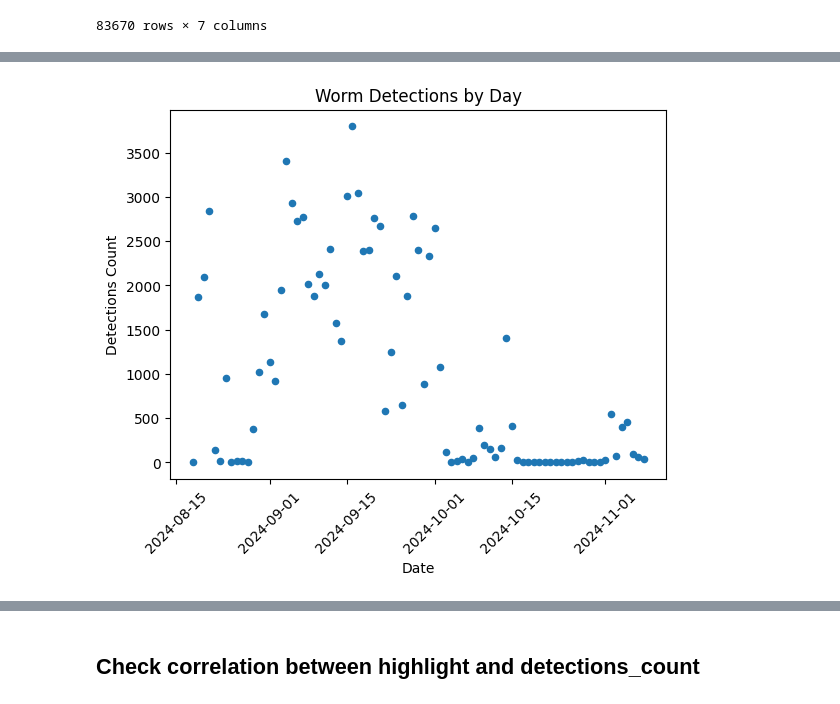
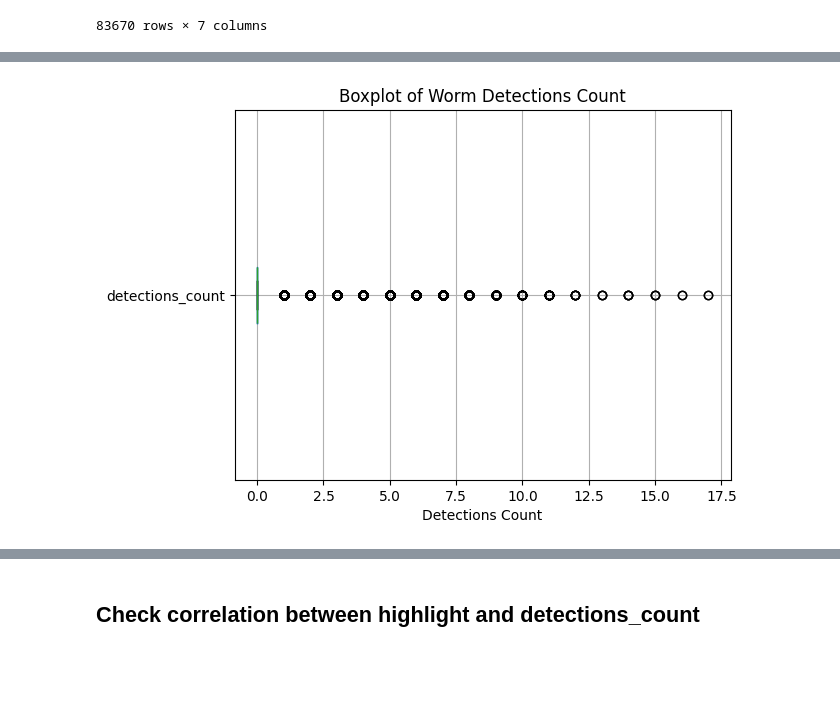
Before and after one commit to wiggle-bin/wiggle-notes, a Jupyter notebook: worms_actvitiy/DataActivityCorrelationUsingTargets.ipynb, the cells around one changed output, grey strips where cells are left out. Saved outputs shown, nothing was run; the diff lists cells and outputs as text; code cells hidden in the pictures; blank space fills up the shorter version.

```diff
--- a/worms_actvitiy/DataActivityCorrelationUsingTargets.ipynb
+++ b/worms_actvitiy/DataActivityCorrelationUsingTargets.ipynb
@@ -163,14 +171,13 @@ detections_worm
 | 141632 | 2024-11-08 14:25:35.302170 | 93 | 84 | 140 | 165 | worm | 0.116 |
 83670 rows × 7 columns
 # %%
-# Group by day
-detections_worm_by_day = detections_worm.resample('D', on='time').agg({
+detections_worm_by_day_confident = detections_worm[detections_worm['confidence'] > 0.8]
+
+detections_worm_by_day = detections_worm_by_day_confident.groupby(pd.Grouper(key='time', freq='10min')).agg({
     'confidence': 'mean',
     'class': 'count'
 }).rename(columns={'class': 'detections_count'})
 
-detections_worm_by_day_confident = detections_worm_by_day[detections_worm_by_day['confidence'] > 0.7]
-
 detections_worm_by_day.reset_index(inplace=True)
 
 detections_worm_by_day
@@ -191,9 +206,7 @@ detections_worm_by_day
 # %%
-detections_worm_by_day.plot(x='time', y='detections_count', kind='scatter')
-plt.xlabel('Date')
-plt.ylabel('Detections Count')
-plt.title('Worm Detections by Day')
-plt.xticks(rotation=45)
+detections_worm_by_day.boxplot(column='detections_count', vert=False)
+plt.xlabel('Detections Count')
+plt.title('Boxplot of Worm Detections Count')
 plt.show()
 # %% [output]
-[figure, old version]
+[figure, new version]
```
Also changed, not shown: parts of 9 cells of this notebook.
